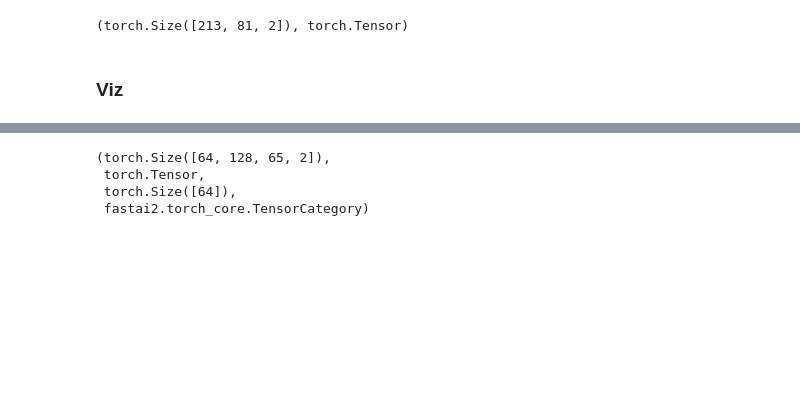
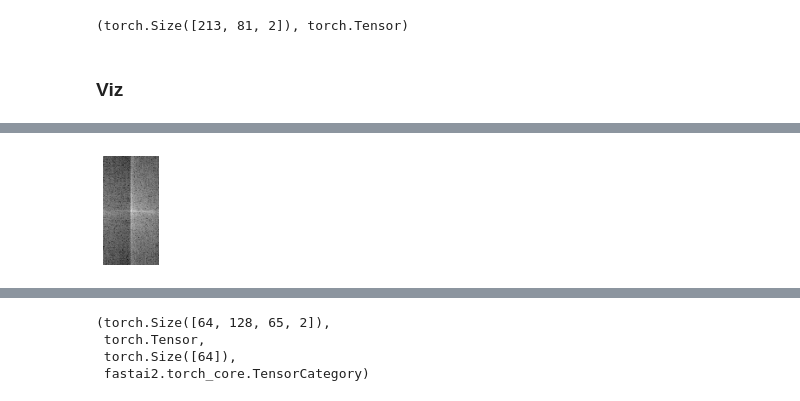
Before and after one commit to RGologorsky/fastmri, a Jupyter notebook: 01_kspace_learner.ipynb, the cells around one changed output, grey strips where cells are left out. Drawn from its saved outputs; the diff is of its cells as text; code cells hidden in the pictures; blank space fills up the shorter version.

```diff
--- a/01_kspace_learner.ipynb
+++ b/01_kspace_learner.ipynb
@@ -393,0 +429,2 @@ xb,yb = ck_dls.one_batch()
+# %%
+def complext2np(arr): return np.asarray(arr[...,0]) + 1j * np.asarray(arr[...,1])
@@ -393,0 +459,4 @@ xb,yb = ck_dls.one_batch()
+# %%
+CK(x1_np).show_amp()
+# %% [output]
+[figure, added]
```
Also changed, not shown: parts of 57 cells of this notebook.
